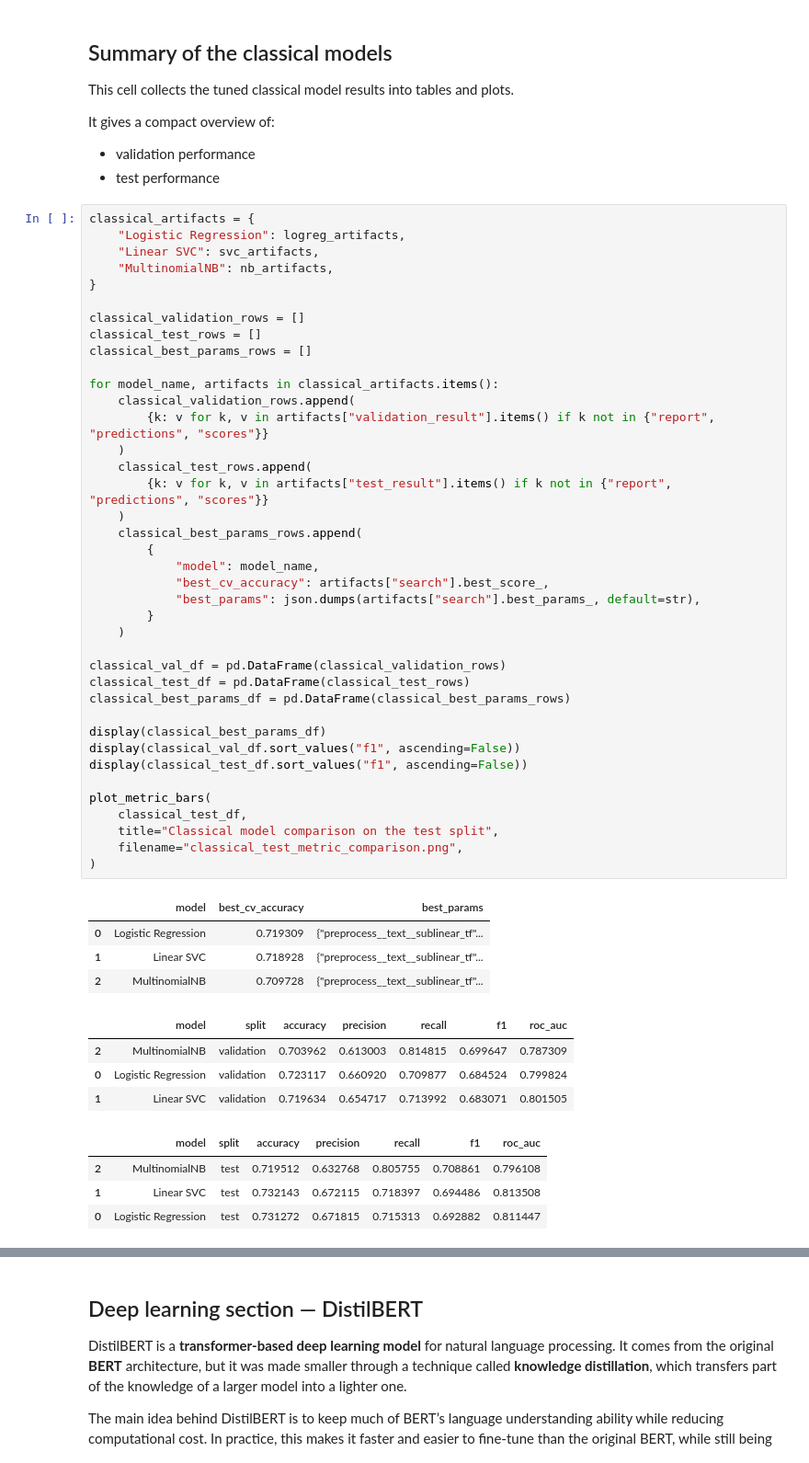
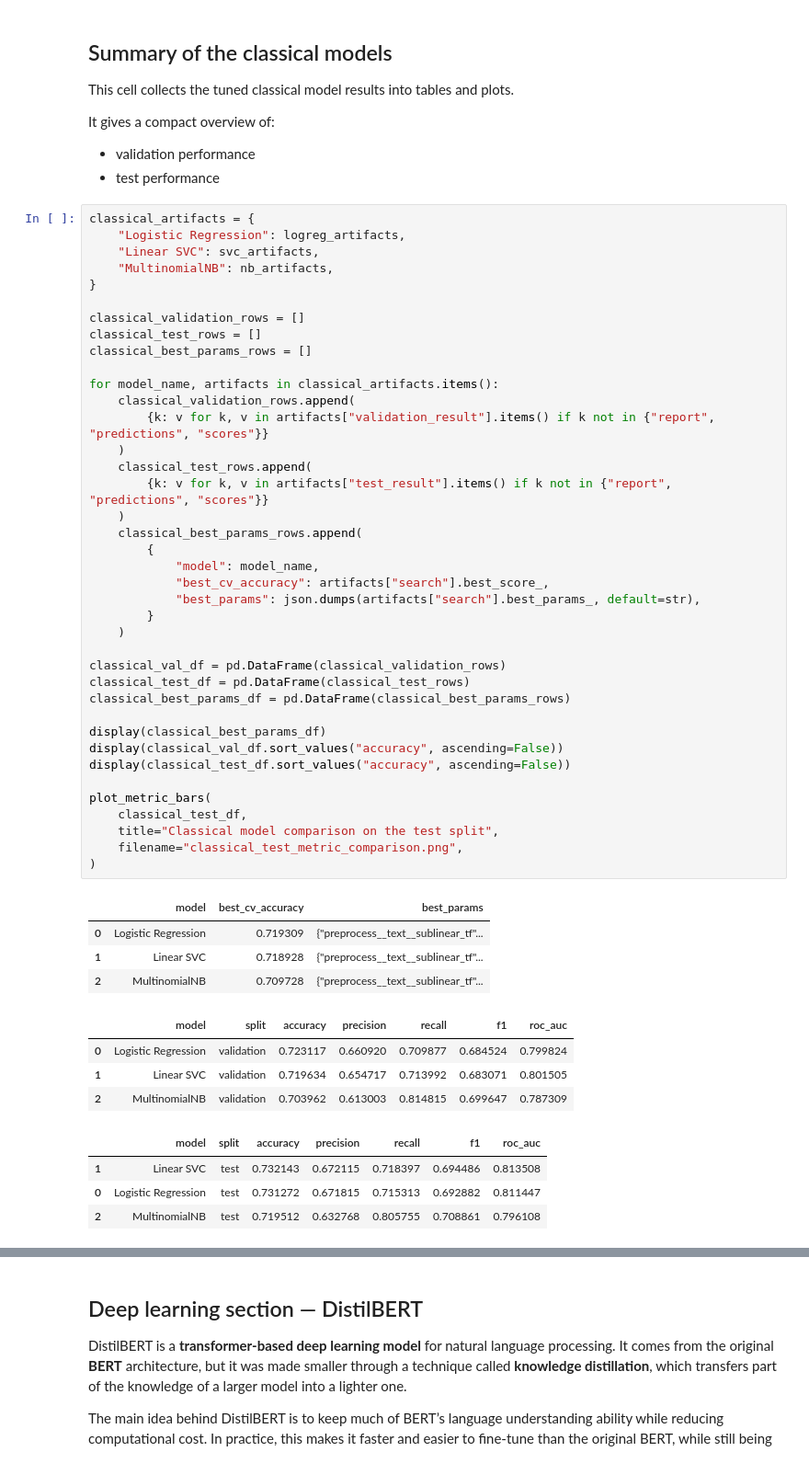
Before and after one commit to raulfonsecapoca/FakeNewsDetector_FONSECA-POCA-Raul_ZUNIGA-VARGAS-Juan-Diego, a Jupyter notebook: Fake_news_test_notebook.ipynb, the cells around one changed output, grey strips where cells are left out. Shown at 92% size. Drawn from its saved outputs; the diff is of its cells as text.

```diff
--- a/Fake_news_test_notebook.ipynb
+++ b/Fake_news_test_notebook.ipynb
@@ -886,42 +883,42 @@ for model_name, artifacts in classical_artifacts.items():
         {k: v for k, v in artifacts["validation_result"].items() if k not in {"report", "predictions", "scores"}}
     )
     classical_test_rows.append(
         {k: v for k, v in artifacts["test_result"].items() if k not in {"report", "predictions", "scores"}}
     )
     classical_best_params_rows.append(
         {
             "model": model_name,
             "best_cv_accuracy": artifacts["search"].best_score_,
             "best_params": json.dumps(artifacts["search"].best_params_, default=str),
         }
     )
 
 classical_val_df = pd.DataFrame(classical_validation_rows)
 classical_test_df = pd.DataFrame(classical_test_rows)
 classical_best_params_df = pd.DataFrame(classical_best_params_rows)
 
 display(classical_best_params_df)
-display(classical_val_df.sort_values("f1", ascending=False))
-display(classical_test_df.sort_values("f1", ascending=False))
+display(classical_val_df.sort_values("accuracy", ascending=False))
+display(classical_test_df.sort_values("accuracy", ascending=False))
 
 plot_metric_bars(
     classical_test_df,
     title="Classical model comparison on the test split",
     filename="classical_test_metric_comparison.png",
 )
 # %% [output]
 |  | model | best_cv_accuracy | best_params |
 | 0 | Logistic Regression | 0.719309 | {"preprocess__text__sublinear_tf"... |
 | 1 | Linear SVC | 0.718928 | {"preprocess__text__sublinear_tf"... |
 | 2 | MultinomialNB | 0.709728 | {"preprocess__text__sublinear_tf"... |
 |  | model | split | accuracy | precision | recall | f1 | roc_auc |
-| 2 | MultinomialNB | validation | 0.703962 | 0.613003 | 0.814815 | 0.699647 | 0.787309 |
 | 0 | Logistic Regression | validation | 0.723117 | 0.660920 | 0.709877 | 0.684524 | 0.799824 |
 | 1 | Linear SVC | validation | 0.719634 | 0.654717 | 0.713992 | 0.683071 | 0.801505 |
+| 2 | MultinomialNB | validation | 0.703962 | 0.613003 | 0.814815 | 0.699647 | 0.787309 |
 |  | model | split | accuracy | precision | recall | f1 | roc_auc |
-| 2 | MultinomialNB | test | 0.719512 | 0.632768 | 0.805755 | 0.708861 | 0.796108 |
 | 1 | Linear SVC | test | 0.732143 | 0.672115 | 0.718397 | 0.694486 | 0.813508 |
 | 0 | Logistic Regression | test | 0.731272 | 0.671815 | 0.715313 | 0.692882 | 0.811447 |
+| 2 | MultinomialNB | test | 0.719512 | 0.632768 | 0.805755 | 0.708861 | 0.796108 |
 [figure]
 # %% [markdown]
 ## Deep learning section — DistilBERT
```
Also changed, not shown: parts of 5 cells of this notebook.
